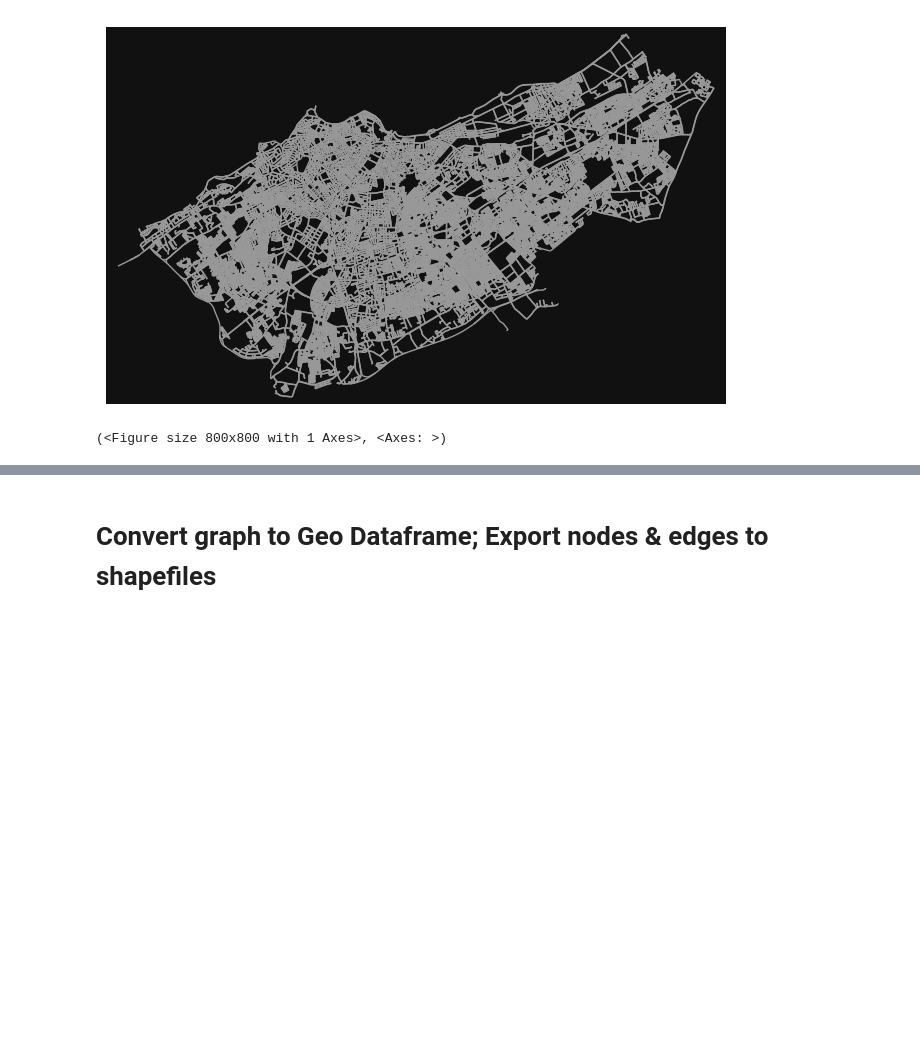
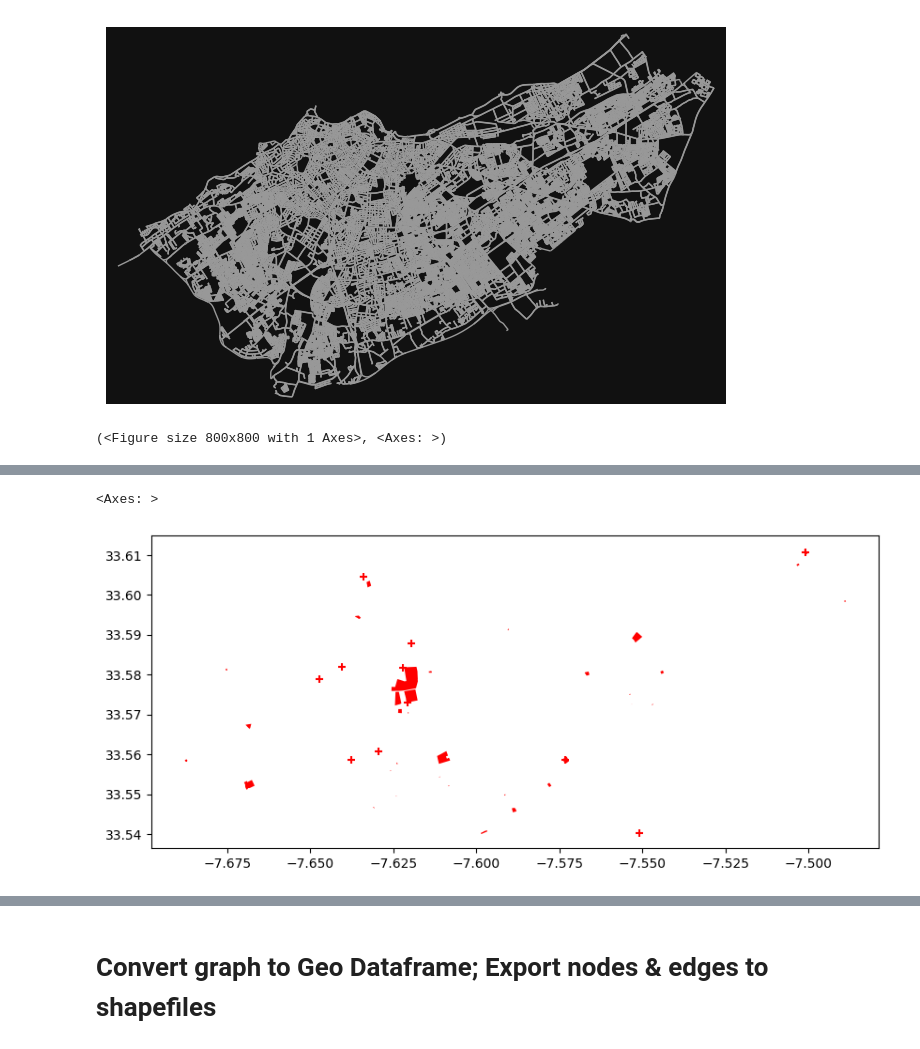
Before and after one commit to afkk25/capstone_repo, a Jupyter notebook: notebooks/01_data_collection.ipynb, the cells around one changed output, grey strips where cells are left out. Drawn from its saved outputs; the diff is of its cells as text; code cells hidden in the pictures; blank space fills up the shorter version.

```diff
--- a/notebooks/01_data_collection.ipynb
+++ b/notebooks/01_data_collection.ipynb
@@ -51,0 +71,5 @@ Downloading street network for Casablanca, Morocco...
+# %%
+hospital_gdf.plot(figsize=(10,10), color='red', marker='+')
+# %% [output]
+<Axes: >
+[figure, added]
```
Also changed, not shown: parts of 12 cells of this notebook, 2 other files.
